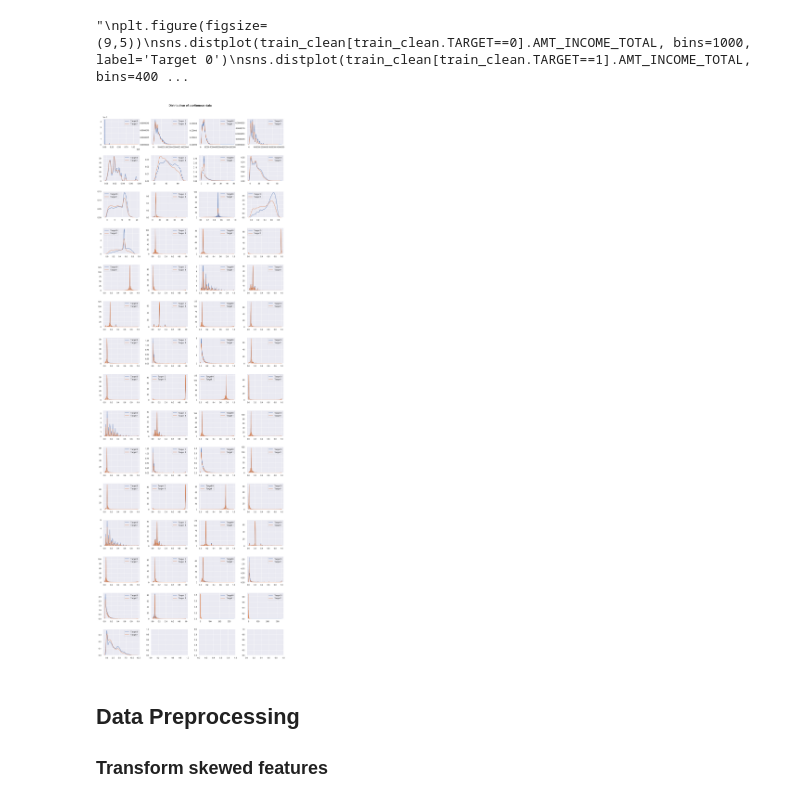
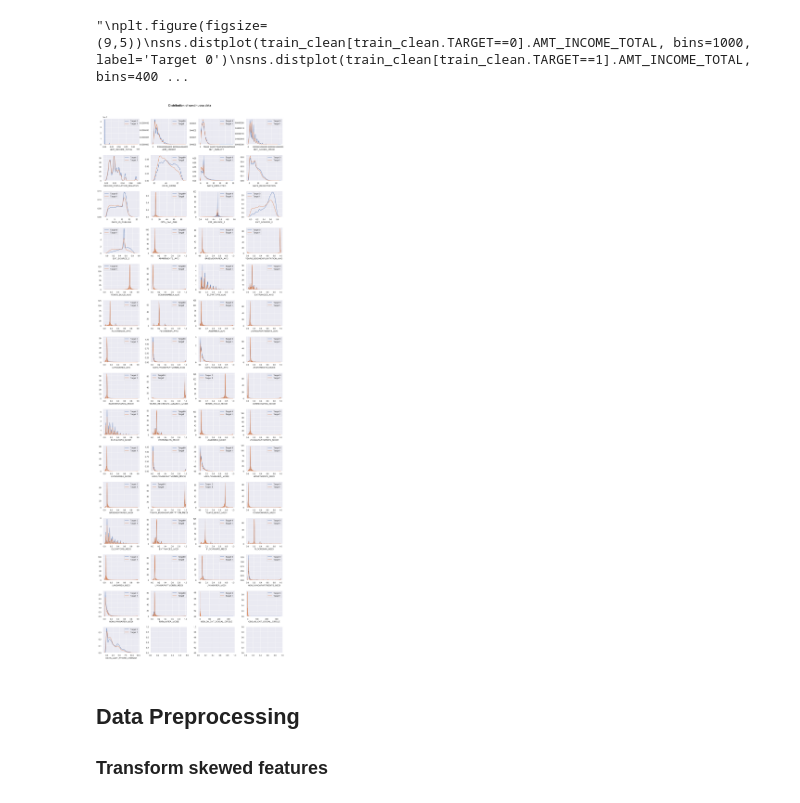
Before and after one commit to gepallas/ML_Home_Credit_Default_Risk, a Jupyter notebook: Credit_Risk_EDA.ipynb, the cells around one changed output. Drawn from its saved outputs; the diff is of its cells as text; code cells hidden in the pictures.

```diff
--- a/Credit_Risk_EDA.ipynb
+++ b/Credit_Risk_EDA.ipynb
@@ -840,7 +840,7 @@ train_target.shape
 # %% [output]
 (307511,)
 # %%
-#train_clean, test_clean = train_clean.align(test_clean, join='inner', axis=1)
+train_clean, test_clean = train_clean.align(test_clean, join='inner', axis=1)
 # %%
 #train_clean.shape, test_clean.shape
 # %%
@@ -1226,21 +1236,21 @@ plt.xlim(0, 600000);
 # %%
 i = j = k = 0
 fig, ax = plt.subplots(15,4, figsize=(18,55))
 fig.suptitle('Distribution of continuous data', fontsize=16, fontweight = 'bold', y=0.9)
 fig.subplots_adjust(hspace=0.4, wspace=0.3)
 for attr in train_continuous:
     #print(k)
     sns.kdeplot(train_clean[train_clean.TARGET==0][attr], label='Target 0', ax=ax[i,j])
     sns.kdeplot(train_clean[train_clean.TARGET==1][attr], label='Target 1', ax=ax[i,j])
-    plt.xlabel(attr)
+    ax[i,j].set_xlabel(attr)
     if j==3:
         i+=1
         j=0
     else:
         j+=1
     k+=1
 # %% [output]
-[figure, old version]
+[figure, new version]
 # %% [markdown]
 ## Data Preprocessing
 
```
Also changed, not shown: parts of 15 cells of this notebook.
